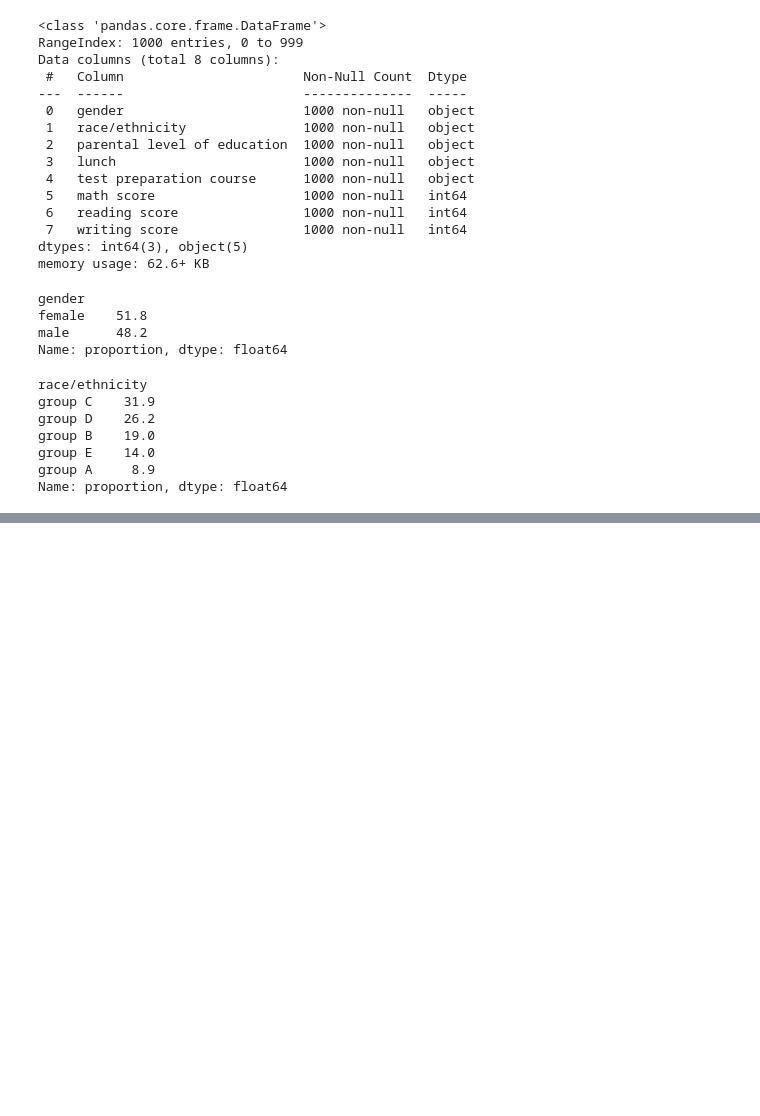
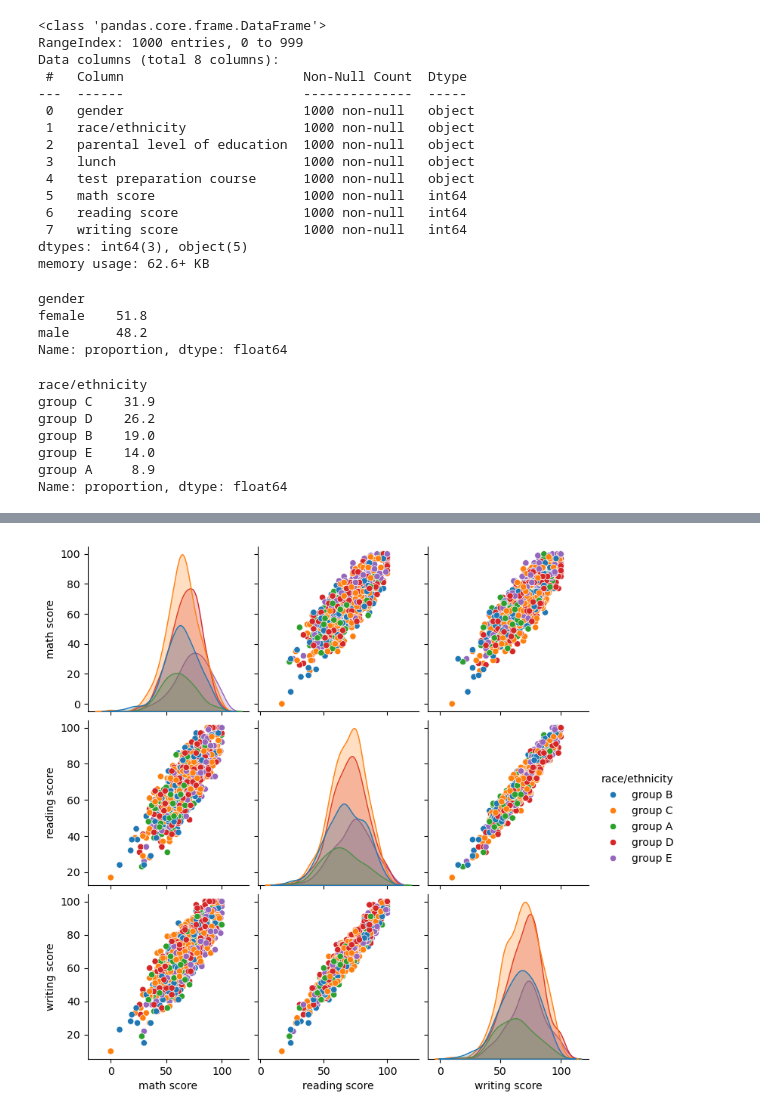
Before and after one commit to leandroclv/python_analise_dados_udemy, a Jupyter notebook: projetos/projeto_02/estudantes.ipynb, the cells around one changed output, grey strips where cells are left out. Drawn from its saved outputs; the diff is of its cells as text; code cells hidden in the pictures; blank space fills up the shorter version.

```diff
--- a/projetos/projeto_02/estudantes.ipynb
+++ b/projetos/projeto_02/estudantes.ipynb
@@ -93,0 +130,4 @@ Name: proportion, dtype: float64
+# %%
+sns.pairplot( df, hue='race/ethnicity' );
+# %% [output]
+[figure, added]
```
Also changed, not shown: parts of 12 cells of this notebook, 2 other files.
